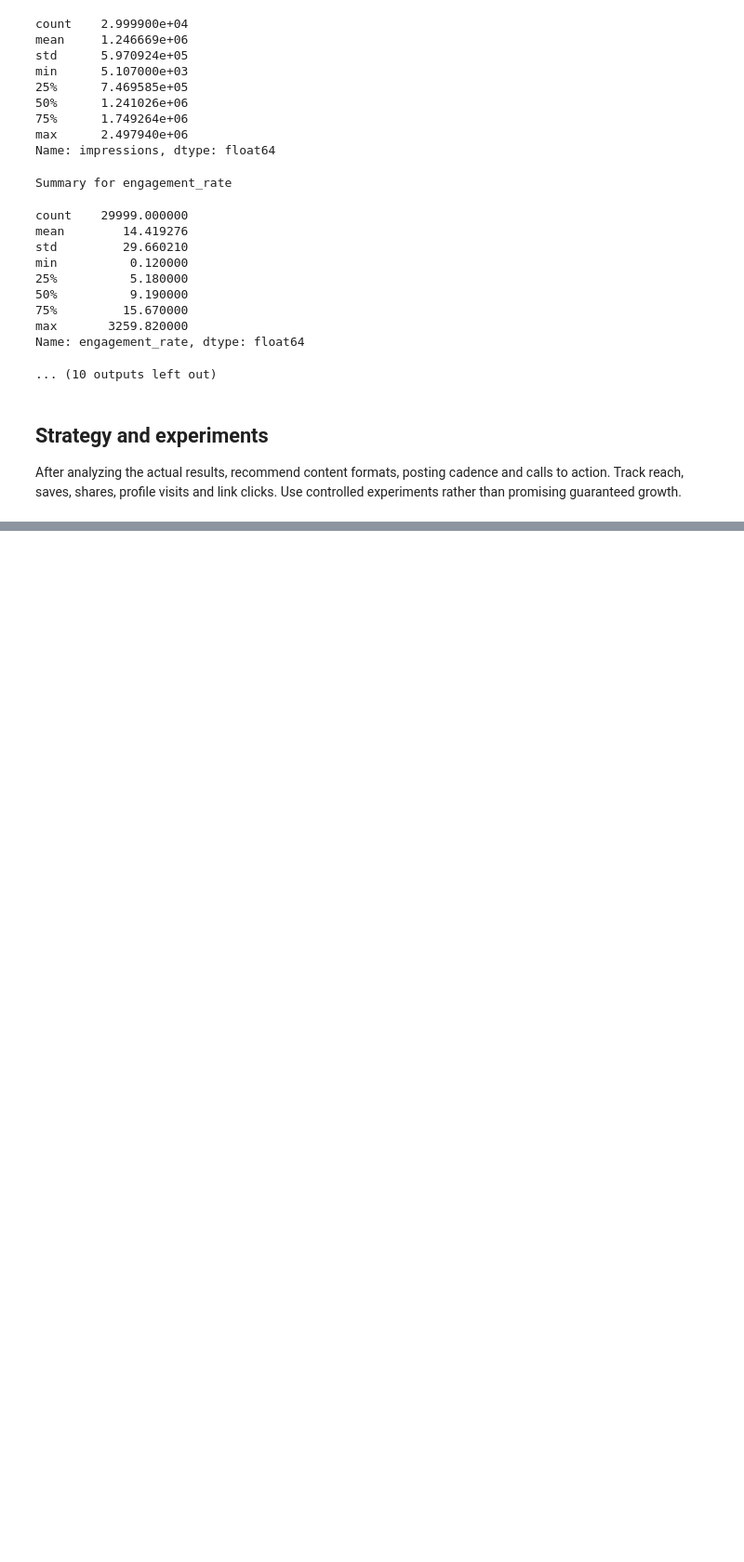
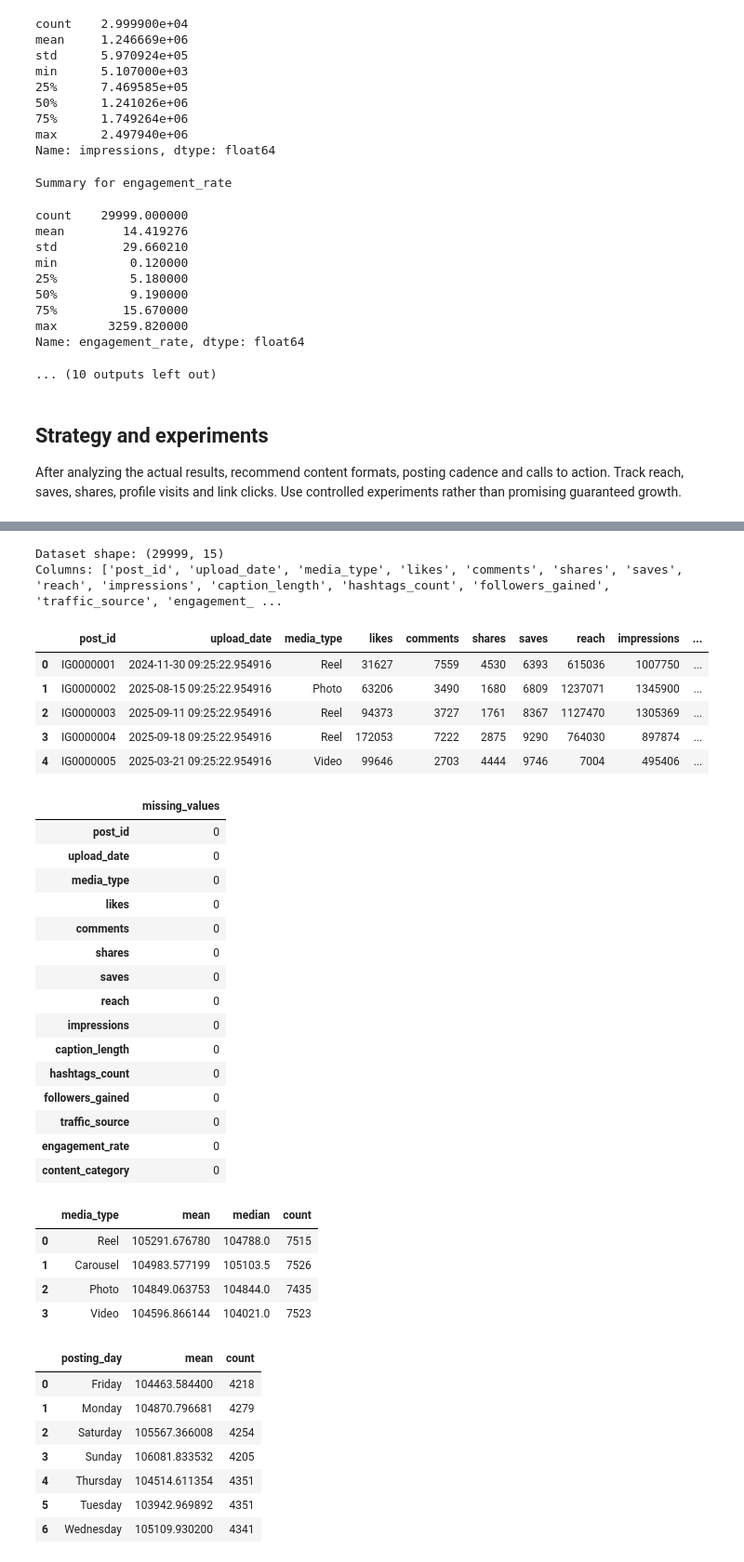
Before and after one commit to Maddy67bh/Alfido-Data-Science-Internship, a Jupyter notebook: notebooks/Task3_Instagram_Engagement_Analysis.ipynb, the cells around one changed output, grey strips where cells are left out. Shown at 93% size. Saved outputs shown, nothing was run; the diff lists cells and outputs as text; code cells hidden in the pictures; blank space fills up the shorter version.

```diff
--- a/notebooks/Task3_Instagram_Engagement_Analysis.ipynb
+++ b/notebooks/Task3_Instagram_Engagement_Analysis.ipynb
@@ -173,0 +180,51 @@ After analyzing the actual results, recommend content formats, posting cadence a
+# %%
+
+import pandas as pd
+from pathlib import Path
+df = pd.read_csv("data/raw/instagram_analytics.csv", low_memory=False)
+print("Dataset shape:", df.shape)
+print("Columns:", df.columns.tolist())
+display(df.head())
+display(df.isna().sum().sort_values(ascending=False).head(20).to_frame("missing_values"))
+if Path("outputs/task3_media_type_summary.csv").exists():
+    display(pd.read_csv("outputs/task3_media_type_summary.csv"))
+if Path("outputs/task3_engagement_by_day.csv").exists():
+    display(pd.read_csv("outputs/task3_engagement_by_day.csv"))
+# %% [output]
+Dataset shape: (29999, 15)
+Columns: ['post_id', 'upload_date', 'media_type', 'likes', 'comments', 'shares', 'saves', 'reach', 'impressions', 'caption_length', 'hashtags_count', 'followers_gained', 'traffic_source', 'engagement_ ...
+|  | post_id | upload_date | media_type | likes | comments | shares | saves | reach | impressions | ... |
+| 0 | IG0000001 | 2024-11-30 09:25:22.954916 | Reel | 31627 | 7559 | 4530 | 6393 | 615036 | 1007750 | ... |
+| 1 | IG0000002 | 2025-08-15 09:25:22.954916 | Photo | 63206 | 3490 | 1680 | 6809 | 1237071 | 1345900 | ... |
+| 2 | IG0000003 | 2025-09-11 09:25:22.954916 | Reel | 94373 | 3727 | 1761 | 8367 | 1127470 | 1305369 | ... |
+| 3 | IG0000004 | 2025-09-18 09:25:22.954916 | Reel | 172053 | 7222 | 2875 | 9290 | 764030 | 897874 | ... |
+| 4 | IG0000005 | 2025-03-21 09:25:22.954916 | Video | 99646 | 2703 | 4444 | 9746 | 7004 | 495406 | ... |
+|  | missing_values |
+| post_id | 0 |
+| upload_date | 0 |
+| media_type | 0 |
+| likes | 0 |
+| comments | 0 |
+| shares | 0 |
+| saves | 0 |
+| reach | 0 |
+| impressions | 0 |
+| caption_length | 0 |
+| hashtags_count | 0 |
+| followers_gained | 0 |
+| traffic_source | 0 |
+| engagement_rate | 0 |
+| content_category | 0 |
+|  | media_type | mean | median | count |
+| 0 | Reel | 105291.676780 | 104788.0 | 7515 |
+| 1 | Carousel | 104983.577199 | 105103.5 | 7526 |
+| 2 | Photo | 104849.063753 | 104844.0 | 7435 |
+| 3 | Video | 104596.866144 | 104021.0 | 7523 |
+|  | posting_day | mean | count |
+| 0 | Friday | 104463.584400 | 4218 |
+| 1 | Monday | 104870.796681 | 4279 |
+| 2 | Saturday | 105567.366008 | 4254 |
+| 3 | Sunday | 106081.833532 | 4205 |
+| 4 | Thursday | 104514.611354 | 4351 |
+| 5 | Tuesday | 103942.969892 | 4351 |
+| 6 | Wednesday | 105109.930200 | 4341 |
```
Also changed, not shown: parts of 1 cell of this notebook, 35 other files.
